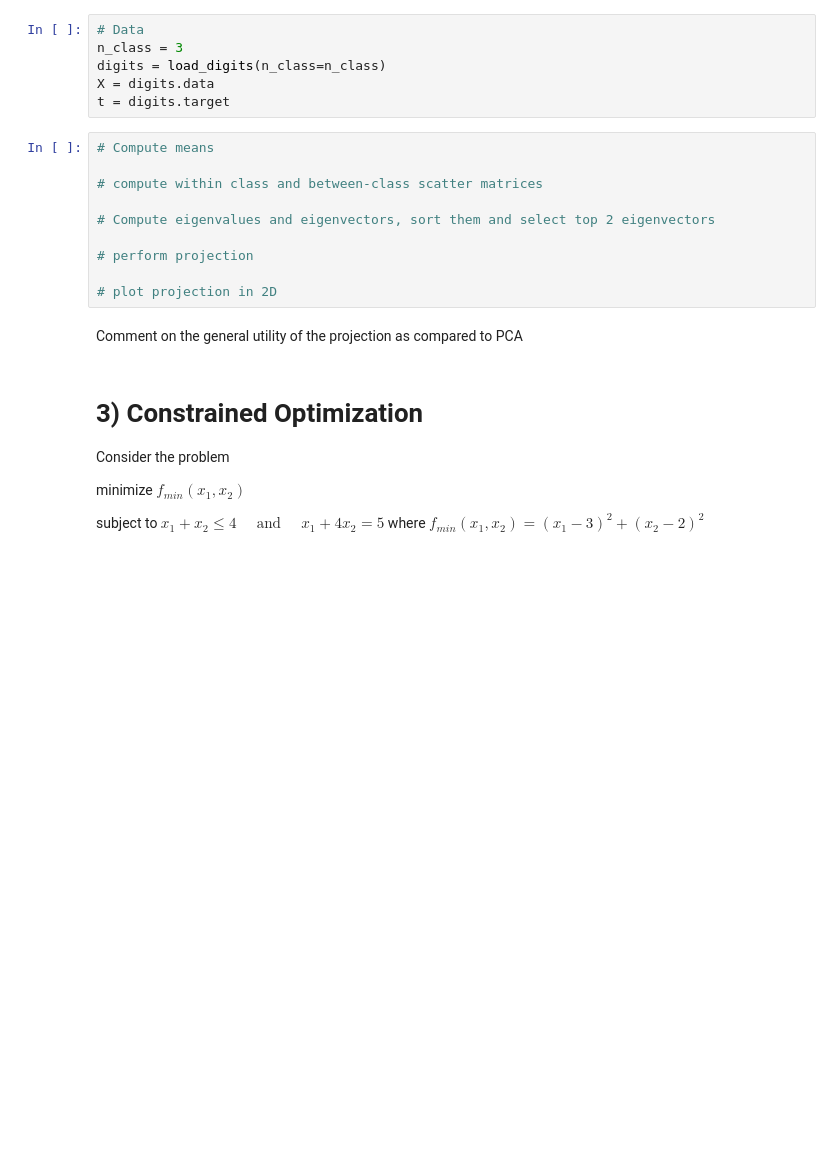
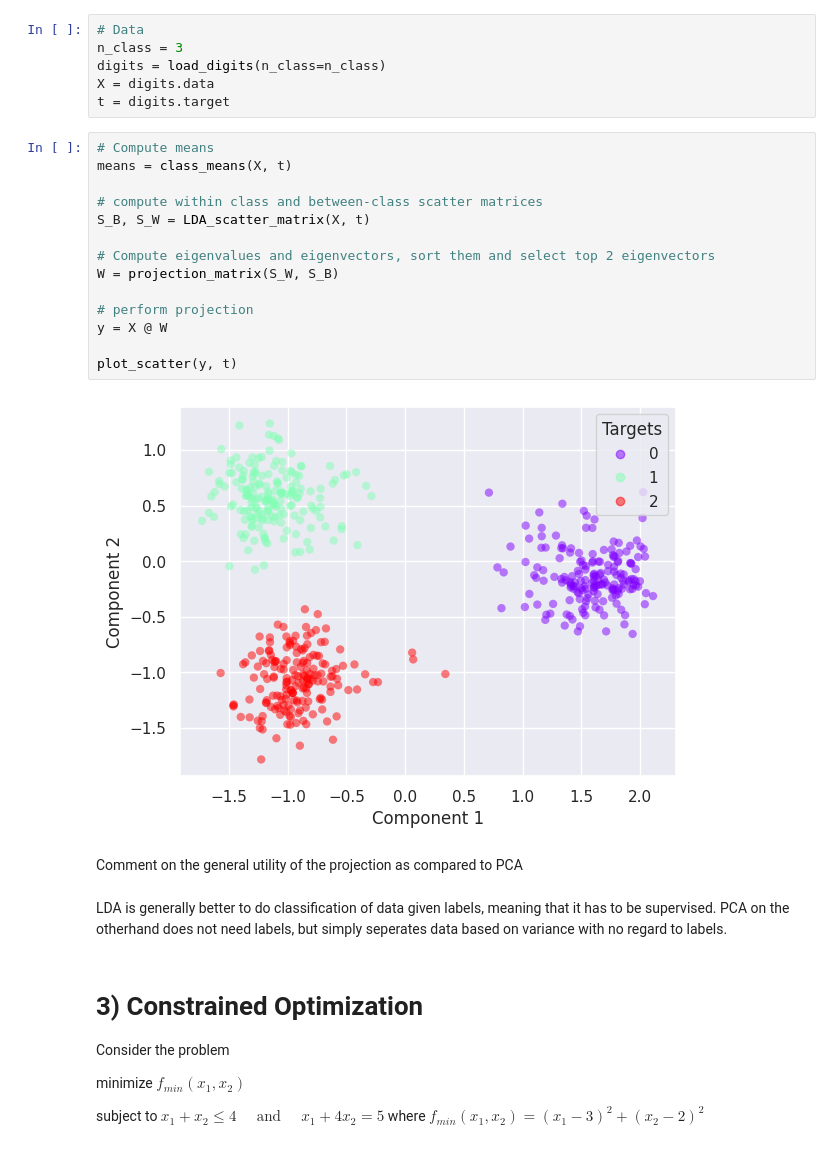
Before and after one commit to Khanrik/UniFolder, a Jupyter notebook: 5. Semester/Machine Learning/PØ/08-lda-and-constrained-opt/exercise-8.ipynb, the cells around one changed output. Saved outputs shown, nothing was run; the diff lists cells and outputs as text; blank space fills up the shorter version.

```diff
--- a/5. Semester/Machine Learning/PØ/08-lda-and-constrained-opt/exercise-8.ipynb
+++ b/5. Semester/Machine Learning/PØ/08-lda-and-constrained-opt/exercise-8.ipynb
@@ -257,16 +275,24 @@ X = digits.data
 t = digits.target
 # %%
 # Compute means
+means = class_means(X, t)
 
 # compute within class and between-class scatter matrices
+S_B, S_W = LDA_scatter_matrix(X, t)
 
 # Compute eigenvalues and eigenvectors, sort them and select top 2 eigenvectors
+W = projection_matrix(S_W, S_B)
 
 # perform projection
+y = X @ W
 
-# plot projection in 2D
+plot_scatter(y, t)
+# %% [output]
+[figure, added]
 # %% [markdown]
 Comment on the general utility of the projection as compared to PCA
+# %% [markdown]
+LDA is generally better to do classification of data given labels, meaning that it has to be supervised. PCA on the otherhand does not need labels, but simply seperates data based on variance with no regard to labels.
 # %% [markdown]
 # 3) Constrained Optimization
 
```
Also changed, not shown: parts of 6 cells of this notebook.
